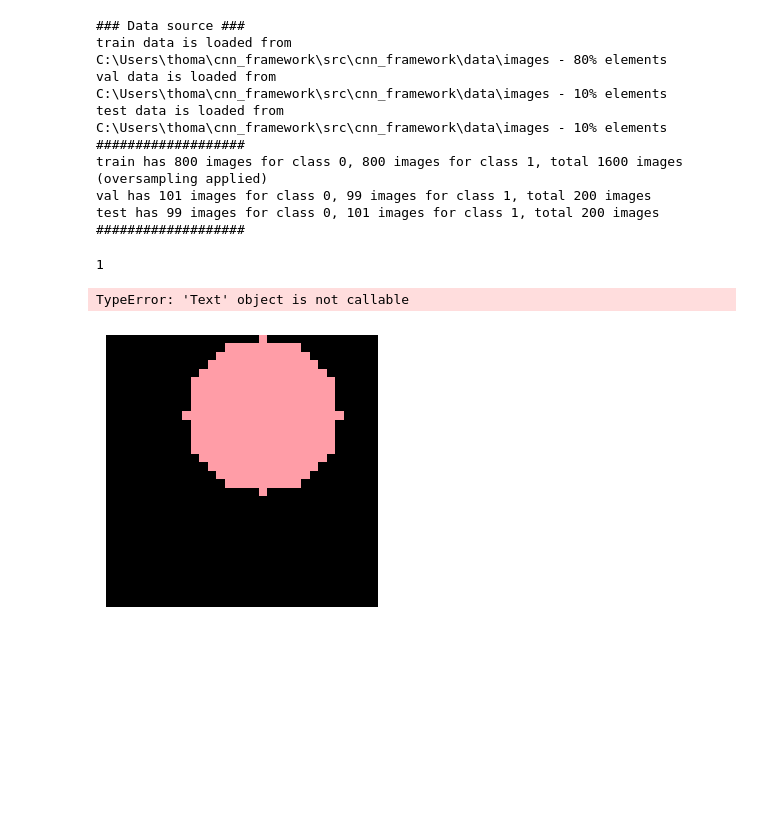
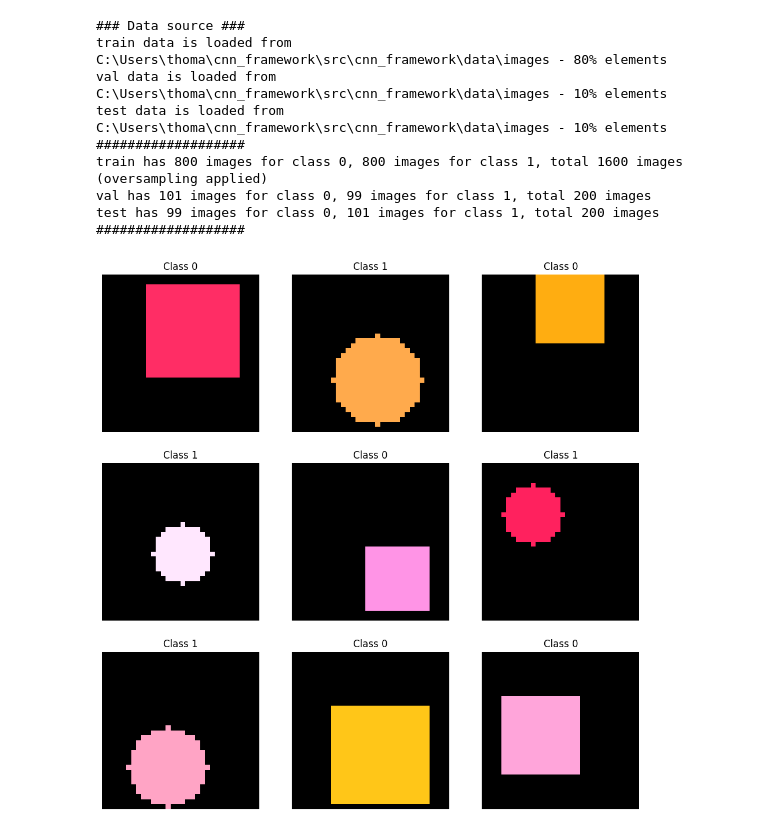
Before and after one commit to 15bonte/cnn_framework, a Jupyter notebook: tutorials/classification.ipynb, the cells around one changed output. Drawn from its saved outputs; the diff is of its cells as text; code cells hidden in the pictures; blank space fills up the shorter version.

```diff
--- a/tutorials/classification.ipynb
+++ b/tutorials/classification.ipynb
@@ -47,27 +47,18 @@ test has 99 images for class 0, 101 images for class 1, total 200 images
 # %%
 fig = plt.figure(figsize=(12, 12))
 
-img_index, break_loop = 1, False
-for dl_element in train_dl:
-    if break_loop:
+for img_index, single_dl_element in enumerate(train_dl.dataset):
+    if img_index == 9:
         break
-    for single_dl_element in dl_element:
-        if img_index > 9:
-            break_loop = True
-        if break_loop:
-            break
-        numpy_input = single_dl_element.input.detach().cpu().numpy()
-        ax = fig.add_subplot(3, 3, img_index)
-        ax.imshow(numpy_input)
-        ax.axis('off')
-        ax.set_title(f"Class {torch.argmax(single_dl_element.target).item()}")
-        img_index+=1
+    numpy_input = single_dl_element.input.detach().cpu().numpy()
+    ax = fig.add_subplot(3, 3, img_index+1)
+    ax.imshow(numpy_input)
+    ax.axis('off')
+    ax.set_title(f"Class {torch.argmax(single_dl_element.target).item()}")
 
 plt.show()
 # %% [output]
-1
-TypeError: 'Text' object is not callable
-[figure, old version]
+[figure, new version]
 # %%
 model = DummyCnn(
     nb_classes=params.nb_classes,
```
Also changed, not shown: parts of 5 cells of this notebook.
